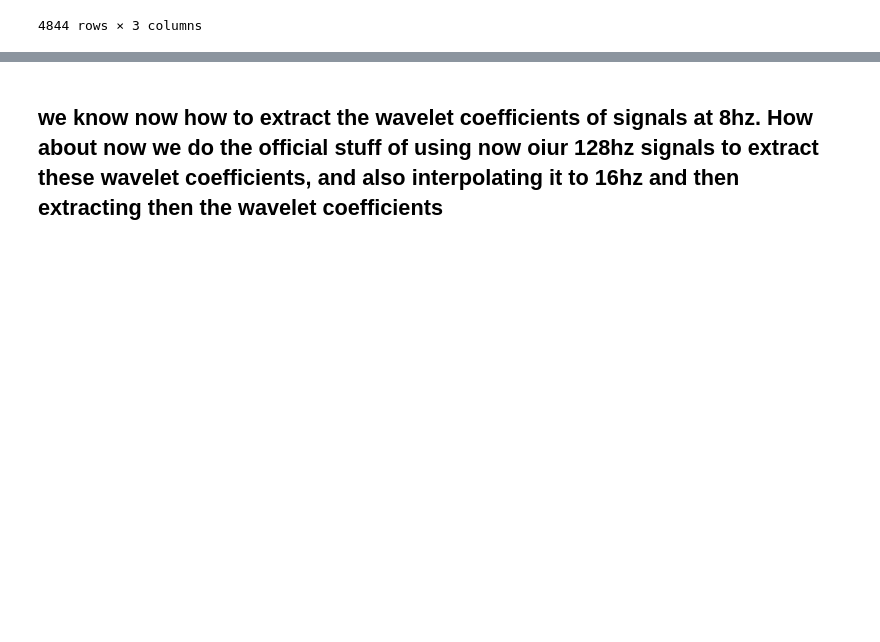
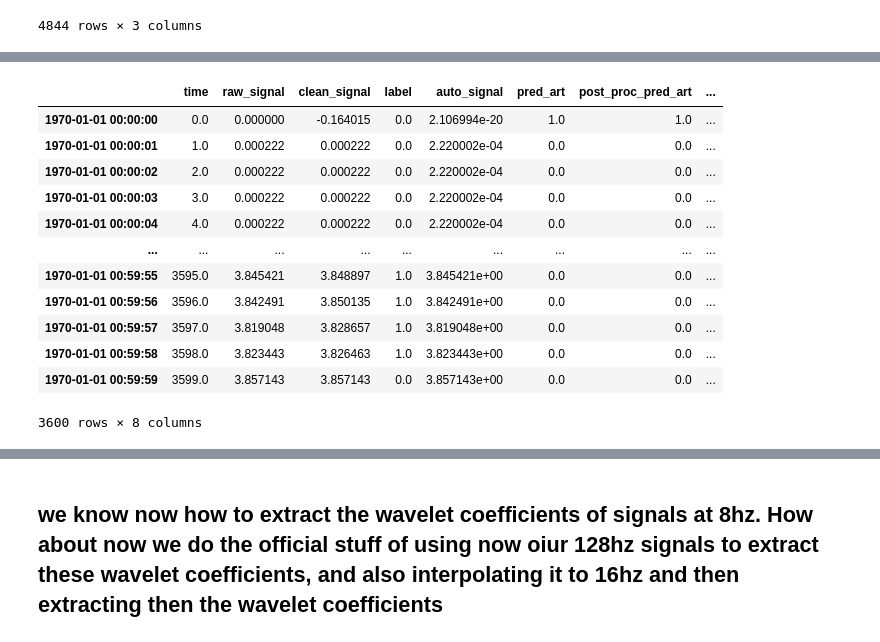
Before and after one commit to 08Aristodemus24/thesis-writing-1, a Jupyter notebook: eda-signal-classifier/experiementation.ipynb, the cells around one changed output, grey strips where cells are left out. Drawn from its saved outputs; the diff is of its cells as text; code cells hidden in the pictures; blank space fills up the shorter version.

```diff
--- a/eda-signal-classifier/experiementation.ipynb
+++ b/eda-signal-classifier/experiementation.ipynb
@@ -1703,0 +1841,16 @@ second_data_half_sec_wave_feats
+# %%
+first_16hz_data.iloc[::16]
+# %% [output]
+|  | time | raw_signal | clean_signal | label | auto_signal | pred_art | post_proc_pred_art | ... |
+| 1970-01-01 00:00:00 | 0.0 | 0.000000 | -0.164015 | 0.0 | 2.106994e-20 | 1.0 | 1.0 | ... |
+| 1970-01-01 00:00:01 | 1.0 | 0.000222 | 0.000222 | 0.0 | 2.220002e-04 | 0.0 | 0.0 | ... |
+| 1970-01-01 00:00:02 | 2.0 | 0.000222 | 0.000222 | 0.0 | 2.220002e-04 | 0.0 | 0.0 | ... |
+| 1970-01-01 00:00:03 | 3.0 | 0.000222 | 0.000222 | 0.0 | 2.220002e-04 | 0.0 | 0.0 | ... |
+| 1970-01-01 00:00:04 | 4.0 | 0.000222 | 0.000222 | 0.0 | 2.220002e-04 | 0.0 | 0.0 | ... |
+| ... | ... | ... | ... | ... | ... | ... | ... | ... |
+| 1970-01-01 00:59:55 | 3595.0 | 3.845421 | 3.848897 | 1.0 | 3.845421e+00 | 0.0 | 0.0 | ... |
+| 1970-01-01 00:59:56 | 3596.0 | 3.842491 | 3.850135 | 1.0 | 3.842491e+00 | 0.0 | 0.0 | ... |
+| 1970-01-01 00:59:57 | 3597.0 | 3.819048 | 3.828657 | 1.0 | 3.819048e+00 | 0.0 | 0.0 | ... |
+| 1970-01-01 00:59:58 | 3598.0 | 3.823443 | 3.826463 | 1.0 | 3.823443e+00 | 0.0 | 0.0 | ... |
+| 1970-01-01 00:59:59 | 3599.0 | 3.857143 | 3.857143 | 0.0 | 3.857143e+00 | 0.0 | 0.0 | ... |
+3600 rows × 8 columns
```
Also changed, not shown: parts of 30 cells of this notebook, 1 other file.
